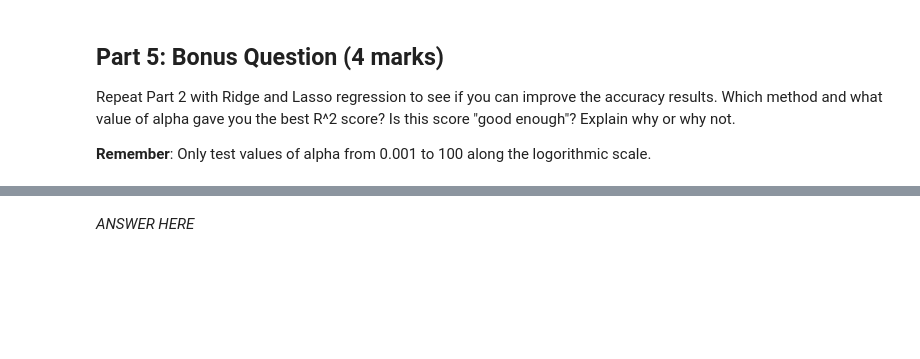
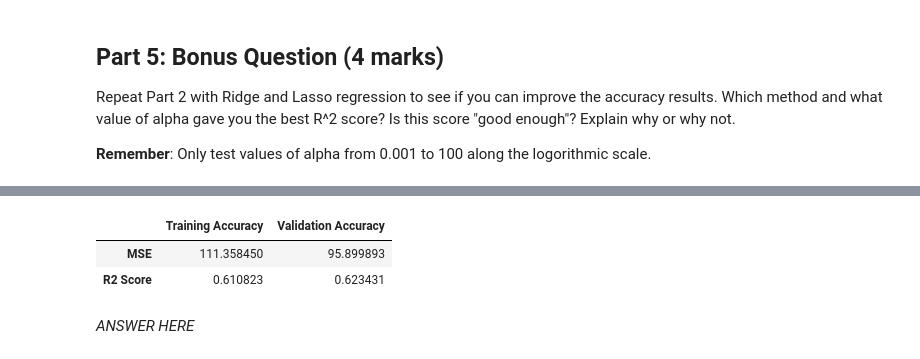
Before and after one commit to chvaldez10/Dog-Apps, a Jupyter notebook: ENSF 611/assignments/A2/Assignment 2.ipynb, the cells around one changed output, grey strips where cells are left out. Saved outputs shown, nothing was run; the diff lists cells and outputs as text; code cells hidden in the pictures; blank space fills up the shorter version.

```diff
--- a/ENSF 611/assignments/A2/Assignment 2.ipynb
+++ b/ENSF 611/assignments/A2/Assignment 2.ipynb
@@ -336,2 +363,31 @@ Repeat Part 2 with Ridge and Lasso regression to see if you can improve the accu
+# %%
+# Initialize and train a Lasso regression model
+lasso_model = Lasso(alpha=1e-4, max_iter=100)
+lasso_model.fit(X_train, y_train)
+
+# make predictions
+lasso_prediction_train = lasso_model.predict(X_train)
+lasso_prediction_test = lasso_model.predict(X_test)
+
+# evaluate the model
+mse_train = mean_squared_error(y_train, lasso_prediction_train)
+mse_test = mean_squared_error(y_test, lasso_prediction_test)
+
+# Compute and print the R^2 score
+r2_train = r2_score(y_train, lasso_prediction_train)
+r2_test = r2_score(y_test, lasso_prediction_test)
+# %%
+results_lasso = {
+    "Training Accuracy": [mse_train, r2_train],
+    "Validation Accuracy": [mse_test, r2_test]
+}
+results_lasso = pd.DataFrame(results_lasso)
+results_lasso.index = ["MSE", "R2 Score"]
+# %%
+results_lasso
+# %% [output]
+|  | Training Accuracy | Validation Accuracy |
+| MSE | 111.358450 | 95.899893 |
+| R2 Score | 0.610823 | 0.623431 |
 # %% [markdown]
 *ANSWER HERE*
```
Also changed, not shown: parts of 8 cells of this notebook.
